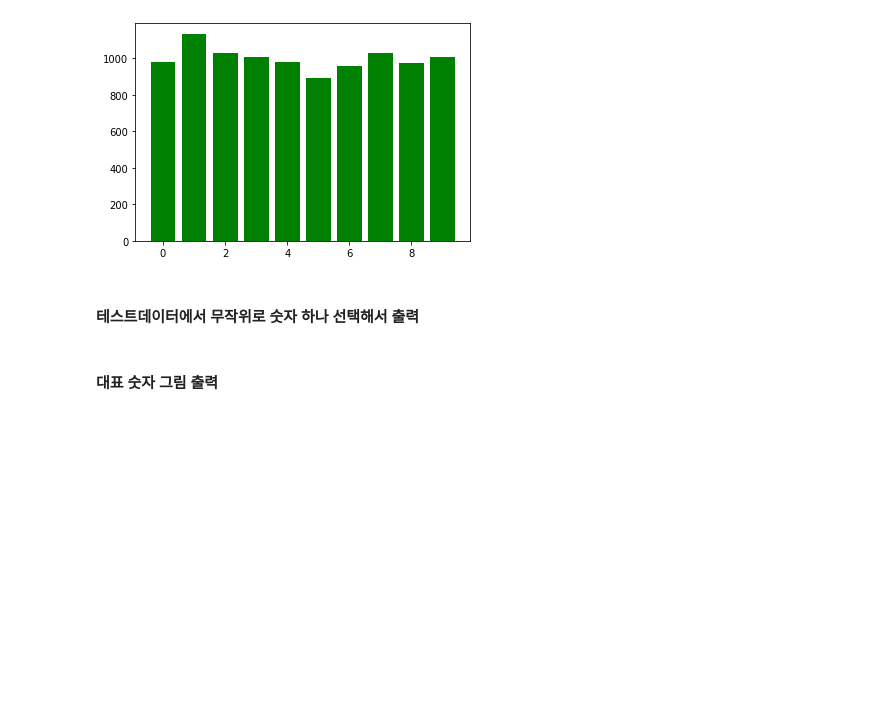
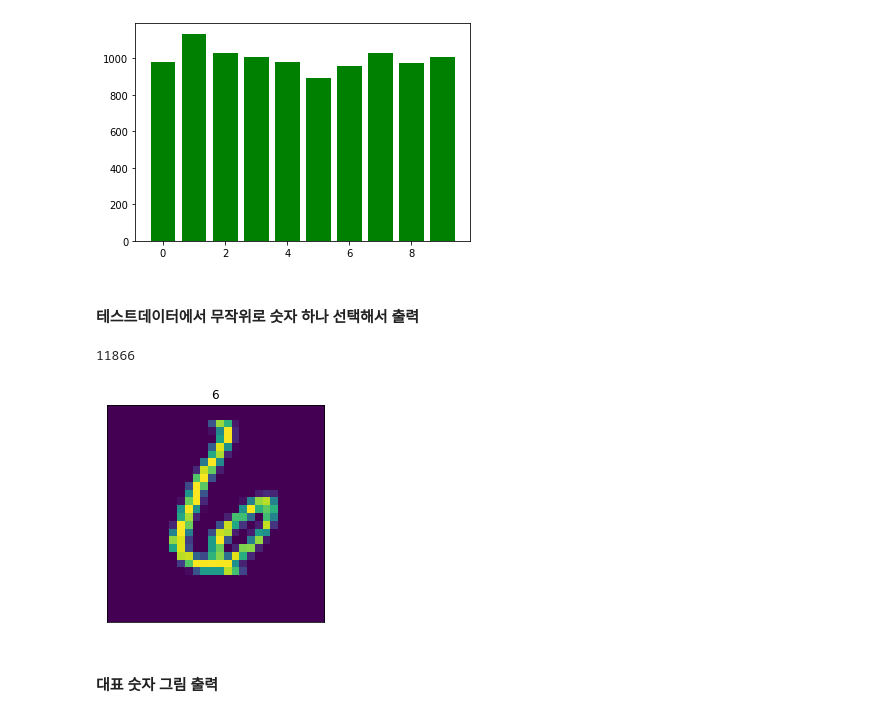
Before and after one commit to anstjsdud/pdm07, a Jupyter notebook: py-tensorflow/tf2_1_datasets_cv_I.ipynb, the cells around one changed output. Drawn from its saved outputs; the diff is of its cells as text; code cells hidden in the pictures; blank space fills up the shorter version.

```diff
--- a/py-tensorflow/tf2_1_datasets_cv_I.ipynb
+++ b/py-tensorflow/tf2_1_datasets_cv_I.ipynb
@@ -185,3 +183,18 @@ plt.bar(list(mnist_test_dic.keys()), mnist_test_dic.values(), color='g')
+# %%
+# Your code here!
+class_names = ["0","1","2","3","4","5","6","7","8","9"]
+
+idx = np.random.randint(0, trainX.shape[0])
+print(idx)
+image = trainX[idx]
+plt.imshow(image)
+plt.title(class_names[trainy[idx]])
+plt.xticks([])
+plt.yticks([])
+plt.show()
+# %% [output]
+11866
+[figure, added]
 # %% [markdown]
 #### 대표 숫자 그림 출력
 # %%
```
Also changed, not shown: parts of 10 cells of this notebook.
